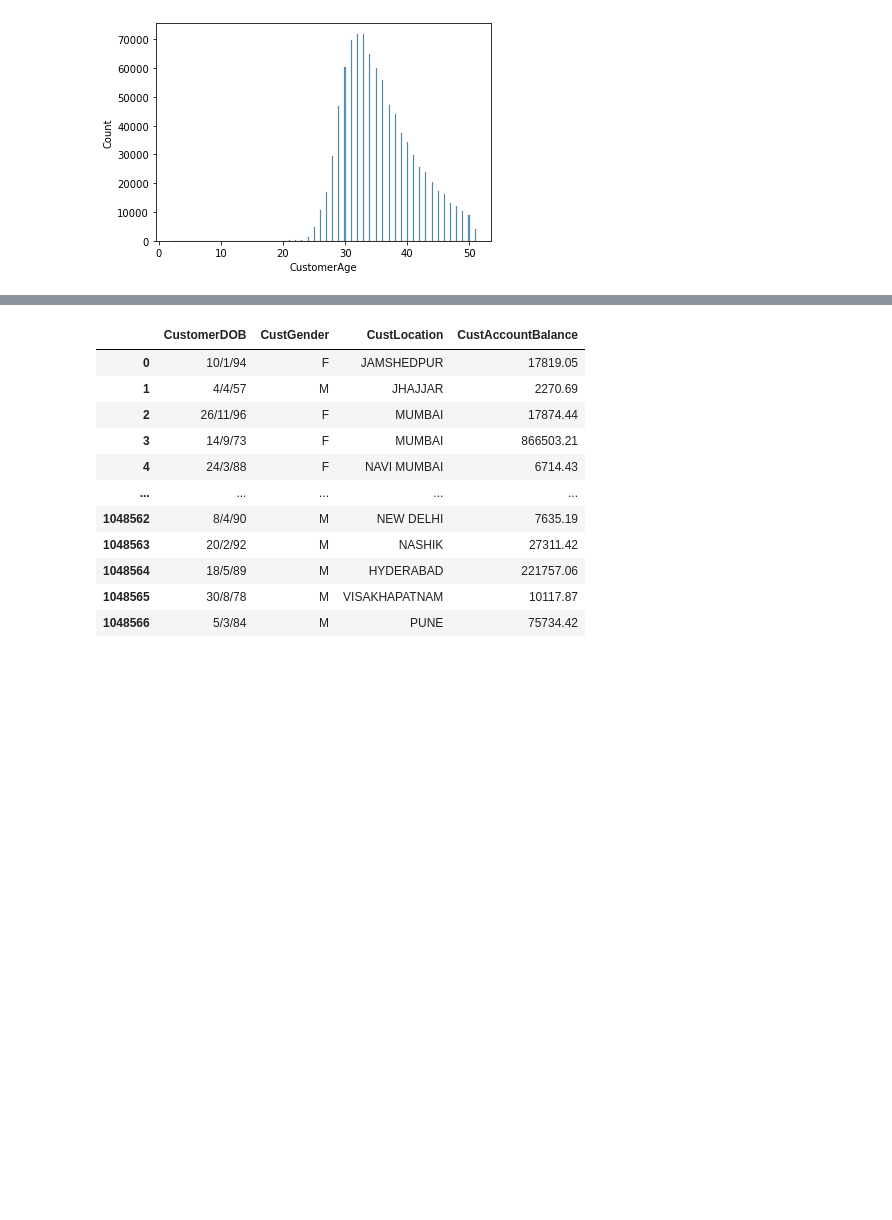
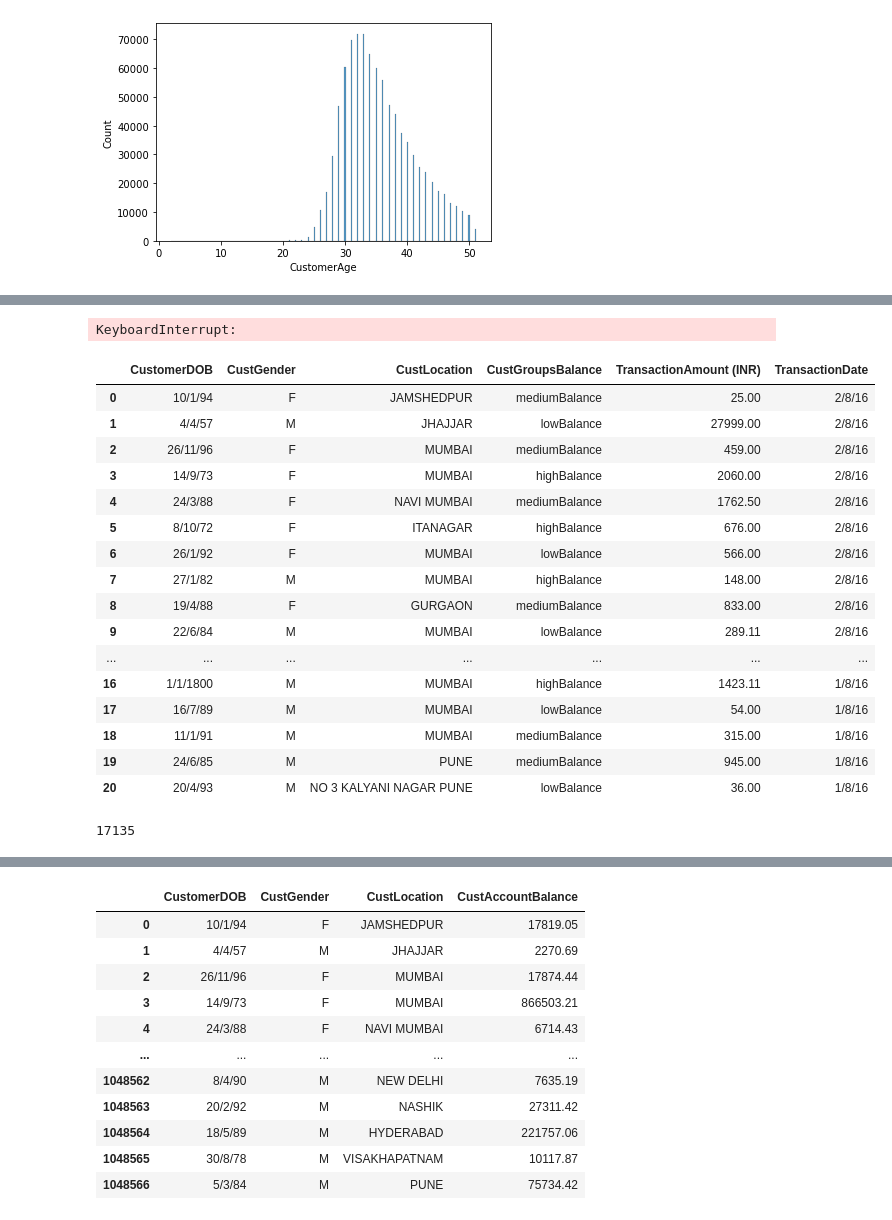
Before and after one commit to maryyyyna/ADM-HW4-Group14, a Jupyter notebook: Question1.ipynb, the cells around one changed output, grey strips where cells are left out. Drawn from its saved outputs; the diff is of its cells as text; code cells hidden in the pictures; blank space fills up the shorter version.

```diff
--- a/Question1.ipynb
+++ b/Question1.ipynb
@@ -56,3 +58,18 @@ sns.histplot(bank_transactions['CustomerAge'])
 # %% [output]
 <AxesSubplot:xlabel='CustomerAge', ylabel='Count'>
 [figure]
+# %%
+groupBalance = []
+maxBalance = bank_transactions['CustAccountBalance'].max()
+meanBalance = bank_transactions['CustAccountBalance'].mean()
+
+for balance in bank_transactions['CustAccountBalance']:
+    if balance < 5000:
+        groupBalance.append('lowBalance')
+    elif 5000 <= balance < 50000:
+        groupBalance.append('mediumBalance')
+    else:
+        groupBalance.append('highBalance')
+
+
+bank_transactions['CustGroupsBalance'] = groupBalance
@@ -59,3 +82,4 @@ sns.histplot(bank_transactions['CustomerAge'])
 # %%
-users = bank_transactions[['CustomerDOB', 'CustomerID', 'CustGender', 'CustLocation', 'CustAccountBalance']]
+users = bank_transactions[['CustomerDOB',  'CustGender', 'CustLocation', 'CustGroupsBalance', 'TransactionAmount (INR)', 'TransactionDate']]
 users = users.drop_duplicates()
+users
@@ -61,0 +204,38 @@ users = users.drop_duplicates()
+# %%
+signature_matrix=[]
+
+for row in users.iloc[0:10000].iterrows():
+    signature_k =[]
+    for j in range(5):
+        index=[permuted_list[j].index(row[1][s]) for s in range(6)]
+        signature_k.append(min(index))
+
+    signature_matrix.append(signature_k)
+
+signature_matrix
+# %% [output]
+KeyboardInterrupt:
+# %%
+users.loc[0:20]
+# %% [output]
+|  | CustomerDOB | CustGender | CustLocation | CustGroupsBalance | TransactionAmount (INR) | TransactionDate |
+| 0 | 10/1/94 | F | JAMSHEDPUR | mediumBalance | 25.00 | 2/8/16 |
+| 1 | 4/4/57 | M | JHAJJAR | lowBalance | 27999.00 | 2/8/16 |
+| 2 | 26/11/96 | F | MUMBAI | mediumBalance | 459.00 | 2/8/16 |
+| 3 | 14/9/73 | F | MUMBAI | highBalance | 2060.00 | 2/8/16 |
+| 4 | 24/3/88 | F | NAVI MUMBAI | mediumBalance | 1762.50 | 2/8/16 |
+| 5 | 8/10/72 | F | ITANAGAR | highBalance | 676.00 | 2/8/16 |
+| 6 | 26/1/92 | F | MUMBAI | lowBalance | 566.00 | 2/8/16 |
+| 7 | 27/1/82 | M | MUMBAI | highBalance | 148.00 | 2/8/16 |
+| 8 | 19/4/88 | F | GURGAON | mediumBalance | 833.00 | 2/8/16 |
+| 9 | 22/6/84 | M | MUMBAI | lowBalance | 289.11 | 2/8/16 |
+| ... | ... | ... | ... | ... | ... | ... |
+| 16 | 1/1/1800 | M | MUMBAI | highBalance | 1423.11 | 1/8/16 |
+| 17 | 16/7/89 | M | MUMBAI | lowBalance | 54.00 | 1/8/16 |
+| 18 | 11/1/91 | M | MUMBAI | mediumBalance | 315.00 | 1/8/16 |
+| 19 | 24/6/85 | M | PUNE | mediumBalance | 945.00 | 1/8/16 |
+| 20 | 20/4/93 | M | NO 3 KALYANI NAGAR PUNE | lowBalance | 36.00 | 1/8/16 |
+# %%
+final_list.index('10/1/94')
+# %% [output]
+17135
```
Also changed, not shown: parts of 11 cells of this notebook, 1 other file.
